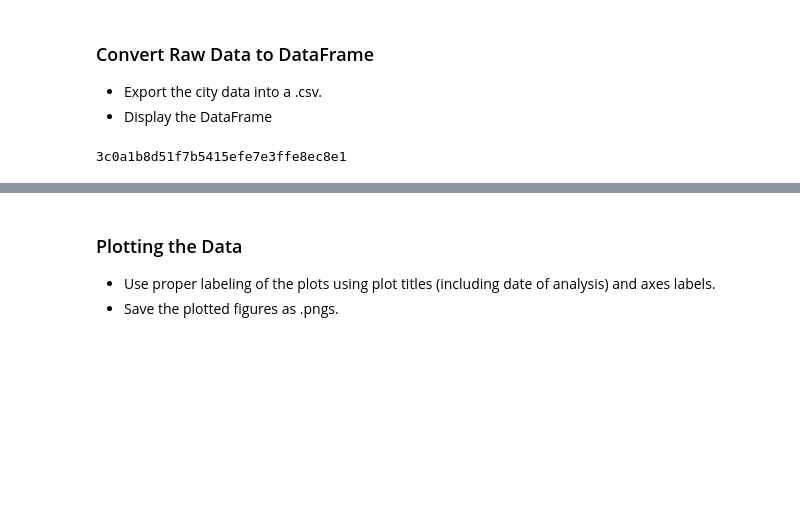
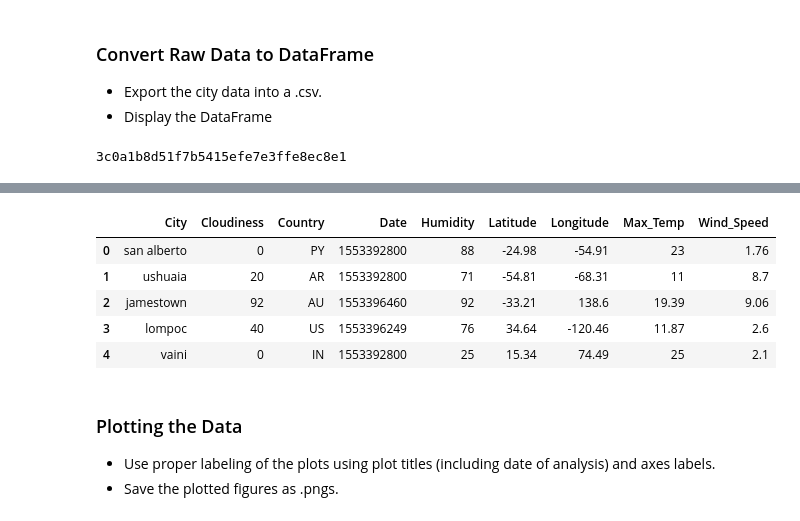
Before and after one commit to MTRaley52/HW6_Weather, a Jupyter notebook: WeatherPy.ipynb, the cells around one changed output, grey strips where cells are left out. Drawn from its saved outputs; the diff is of its cells as text; code cells hidden in the pictures; blank space fills up the shorter version.

```diff
--- a/WeatherPy.ipynb
+++ b/WeatherPy.ipynb
@@ -176,3 +197,13 @@ weather_data_drop.head()
+# %%
+weather_data_drop.count()
+weather_data_drop.head()
+# %% [output]
+|  | City | Cloudiness | Country | Date | Humidity | Latitude | Longitude | Max_Temp | Wind_Speed |
+| 0 | san alberto | 0 | PY | 1553392800 | 88 | -24.98 | -54.91 | 23 | 1.76 |
+| 1 | ushuaia | 20 | AR | 1553392800 | 71 | -54.81 | -68.31 | 11 | 8.7 |
+| 2 | jamestown | 92 | AU | 1553396460 | 92 | -33.21 | 138.6 | 19.39 | 9.06 |
+| 3 | lompoc | 40 | US | 1553396249 | 76 | 34.64 | -120.46 | 11.87 | 2.6 |
+| 4 | vaini | 0 | IN | 1553392800 | 25 | 15.34 | 74.49 | 25 | 2.1 |
 # %% [markdown]
 ### Plotting the Data
 * Use proper labeling of the plots using plot titles (including date of analysis) and axes labels.
```
Also changed, not shown: parts of 9 cells of this notebook.
